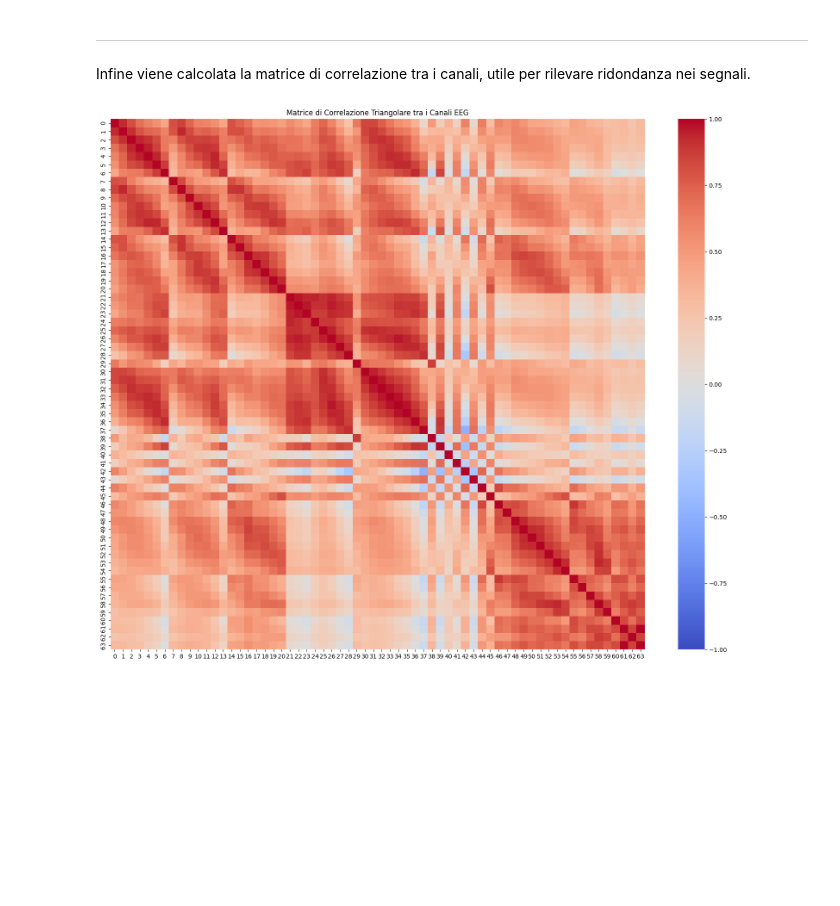
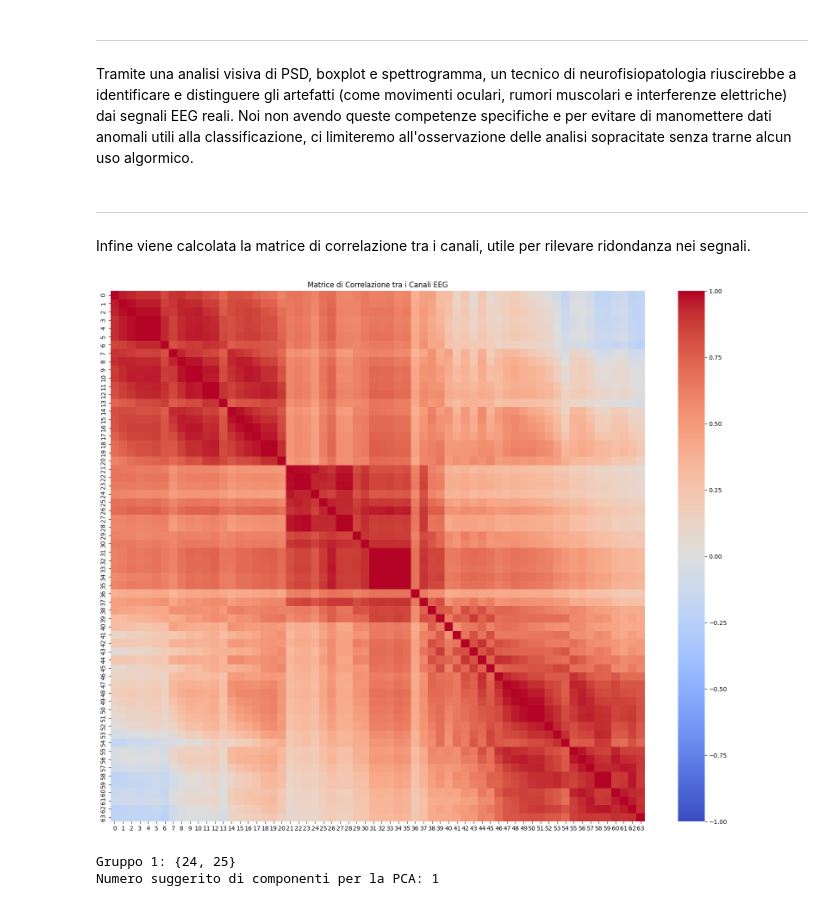
Before and after one commit to Cipe96/EEG-Recognition, a Jupyter notebook: Analisi_Dataset.ipynb, the cells around one changed output. Cells and saved outputs as stored; diff of their text form; code cells hidden in the pictures; blank space fills up the shorter version.

Commit message:
Aggiunto tutti gli aspetti definitivi all'analisi del dataset, bisogna pulire il codice e togliere magic number

```diff
--- a/Analisi_Dataset.ipynb
+++ b/Analisi_Dataset.ipynb
@@ -358,15 +377,53 @@ plt.show()
 # %% [markdown]
 - - - - - - - - - - - - - - - - - - - - - - - - - - - - - - -
+# %% [markdown]
+Tramite una analisi visiva di PSD, boxplot e spettrogramma, un tecnico di neurofisiopatologia riuscirebbe a identificare e distinguere gli artefatti (come movimenti oculari, rumori muscolari e interferenze elettriche) dai segnali EEG reali. Noi non avendo queste competenze specifiche e per evitare di manomettere dati anomali utili alla classificazione, ci limiteremo all'osservazione delle analisi sopracitate senza trarne alcun uso algormico.
+# %% [markdown]
+- - - - - - - - - - - - - - - - - - - - - - - - - - - - - - -
 # %% [markdown]
 Infine viene calcolata la matrice di correlazione tra i canali, utile per rilevare ridondanza nei segnali.
 # %%
 # Calcola la matrice di correlazione tra canali
 corr_matrix = pd.DataFrame(data).T.corr()
 
-# Plot della matrice di correlazione triangolare
+# Plot della matrice di correlazione
 plt.figure(figsize=(20, 16))
 sns.heatmap(corr_matrix, cmap="coolwarm", vmin=-1, vmax=1)
-plt.title("Matrice di Correlazione Triangolare tra i Canali EEG")
+plt.title("Matrice di Correlazione tra i Canali EEG")
 plt.show()
 # %% [output]
-[figure, old version]
+[figure, new version]
+# %%
+# Soglia di correlazione per considerare i canali come fortemente correlati
+threshold = 0.98
+
+# Identifica i canali correlati creando una lista di gruppi
+# `visited` terrà traccia dei canali già processati per evitare duplicati
+visited = set()
+groups = []
+
+for i, channel in enumerate(corr_matrix.columns):
+    if channel in visited:
+        continue  # Salta i canali già processati
+
+    # Trova tutti i canali che hanno una correlazione superiore alla soglia con il canale attuale
+    group = set([channel])
+    for j, other_channel in enumerate(corr_matrix.columns):
+        if i != j and abs(corr_matrix.iloc[i, j]) > threshold:
+            group.add(other_channel)
+
+    # Aggiungi il gruppo trovato se contiene almeno un altro canale
+    if len(group) > 1:
+        groups.append(group)
+        visited.update(group)  # Segna questi canali come visitati
+
+# Stampa i gruppi di canali altamente correlati
+for i, group in enumerate(groups):
+    print(f"Gruppo {i + 1}: {group}")
+
+# Numero di componenti per la PCA basato sul numero di gruppi di canali
+n_components = len(groups)
+print(f"Numero suggerito di componenti per la PCA: {n_components}")
+# %% [output]
+Gruppo 1: {24, 25}
+Numero suggerito di componenti per la PCA: 1
```
Also changed, not shown: parts of 35 cells of this notebook.
